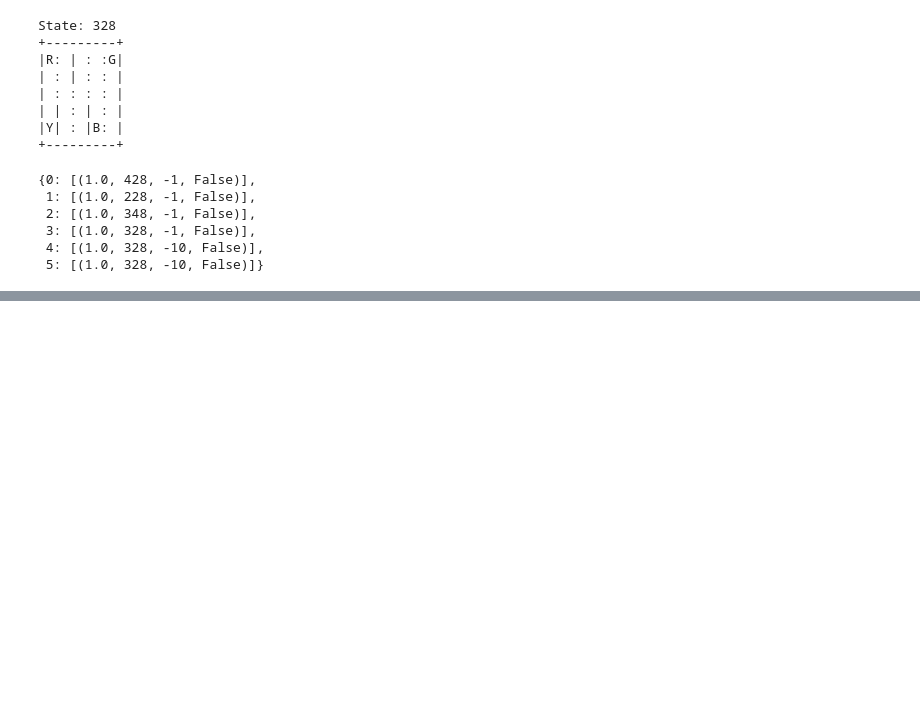
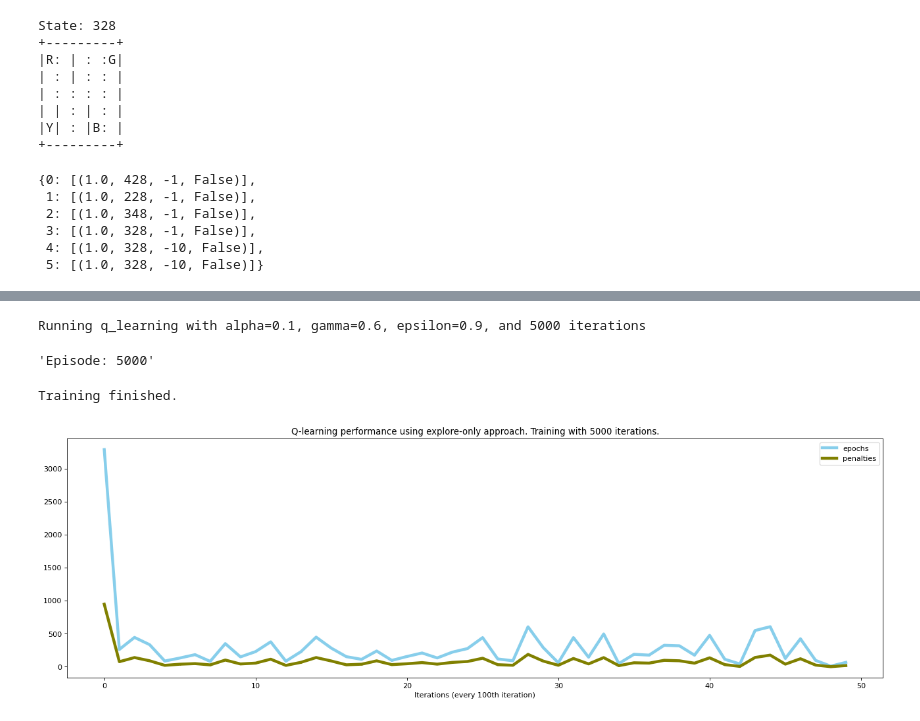
Before and after one commit to BAGLAT/Reinforcement-Learning-Artifical-Intelligence, a Jupyter notebook: AIDemo/gymdemo.ipynb, the cells around one changed output, grey strips where cells are left out. Cells and saved outputs as stored; diff of their text form; code cells hidden in the pictures; blank space fills up the shorter version.

```diff
--- a/AIDemo/gymdemo.ipynb
+++ b/AIDemo/gymdemo.ipynb
@@ -256,0 +240,10 @@ df
+# %%
+iterations,q_learning_frame_explore,q_table_explore,q_learning_performance_matrix_explore=q_learning_train(env,epsilon=0.9)
+title1 = f"Q-learning performance using explore-only approach. Training with {iterations-1} iterations."
+interval=100
+plot_performance(title1,q_learning_performance_matrix_explore,xlabel=f"Iterations (every {interval}th iteration)",interval=interval,save='explore-only.png')
+# %% [output]
+Running q_learning with alpha=0.1, gamma=0.6, epsilon=0.9, and 5000 iterations
+'Episode: 5000'
+Training finished.
+[figure, added]
```
Also changed, not shown: parts of 15 cells of this notebook, 4 other files.
